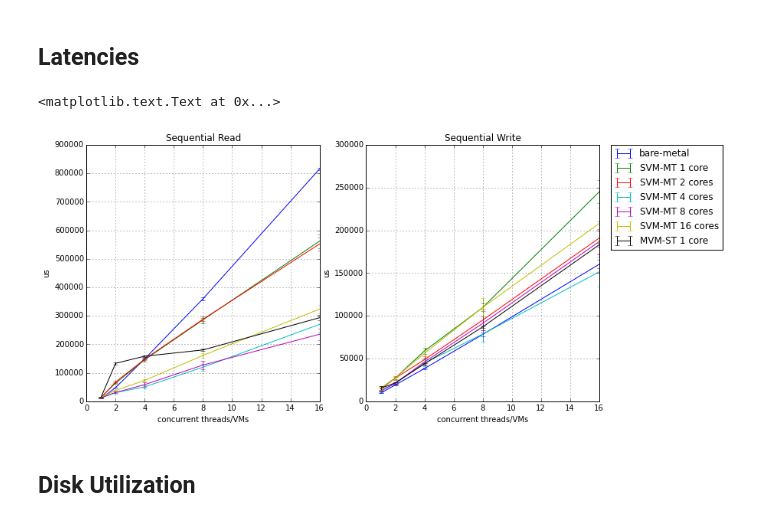
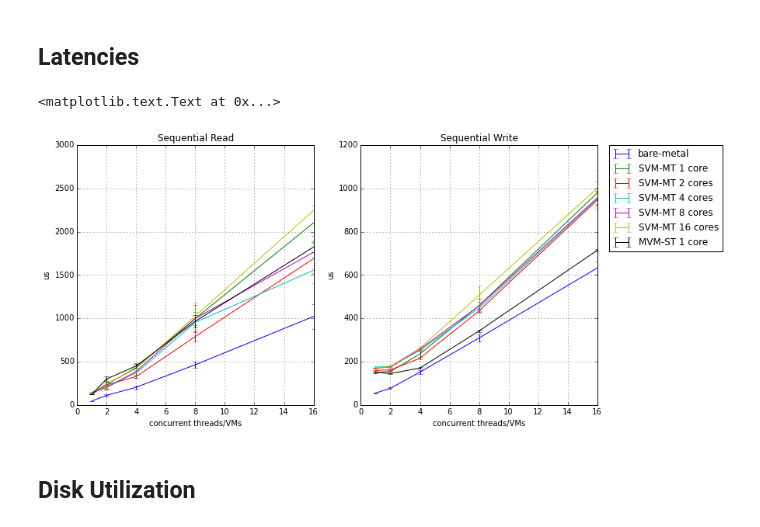
Before and after one commit to hasonhai/io_measurements, a Jupyter notebook: notebook/Bf12_deadline_sync_20062015.ipynb, the cells around one changed output. Cells and saved outputs as stored; diff of their text form; code cells hidden in the pictures.

```diff
--- a/notebook/Bf12_deadline_sync_20062015.ipynb
+++ b/notebook/Bf12_deadline_sync_20062015.ipynb
@@ -1527,7 +1531,7 @@ pylab.ylabel('IO_rqt/s')
 # %% [markdown]
 ## Latencies
 # %%
-dtresult = pd.read_csv('data/lat16p4gbf12cache_deadline_v2.csv', delimiter=' ', header=None)
+dtresult = pd.read_csv('data/lat16p4gbf12cache_deadline_sync.csv', delimiter=' ', header=None)
 dtdata = dtresult[range(1,17)]
 dtindex = dtresult[0]
 dtdata.index = dtindex.str.replace('T[0-2][0-9]', '',case=False)
@@ -1579,34 +1583,34 @@ plt.errorbar(x_axis, latsrbf, cilatsrbf)
 plt.errorbar(x_axis, latsrsvm1c, cilatsrsvm1c)
 plt.errorbar(x_axis, latsrsvm2c, cilatsrsvm2c)
 plt.errorbar(x_axis, latsrsvm4c, cilatsrsvm4c)
 plt.errorbar(x_axis, latsrsvm8c, cilatsrsvm8c)
 plt.errorbar(x_axis, latsrsvm16c, cilatsrsvm16c)
 plt.errorbar(x_axis, latsrmvm, cilatsrmvm)
 #plt.axis([0.9, 16.1, 0, 28000])
 plt.grid(True)
 plt.title('Sequential Read')
 pylab.xlabel('concurrent threads/VMs')
 pylab.ylabel('us')
 
 plt.subplot(122)
 plt.errorbar(x_axis, latswbf, cilatswbf, label = 'bare-metal')
 plt.errorbar(x_axis, latswsvm1c, cilatswsvm1c, label = 'SVM-MT 1 core')
 plt.errorbar(x_axis, latswsvm2c, cilatswsvm2c, label = 'SVM-MT 2 cores')
 plt.errorbar(x_axis, latswsvm4c, cilatswsvm4c, label = 'SVM-MT 4 cores')
 plt.errorbar(x_axis, latswsvm8c, cilatswsvm8c, label = 'SVM-MT 8 cores')
 plt.errorbar(x_axis, latswsvm16c, cilatswsvm16c, label = 'SVM-MT 16 cores')
 plt.errorbar(x_axis, latswmvm, cilatswmvm, label = 'MVM-ST 1 core')
 #plt.axis([0.9, 16.1, 0, 28000])
 plt.grid(True)
 plt.title('Sequential Write')
 plt.legend(bbox_to_anchor=(1.05, 1), loc=2, borderaxespad=0.)
 pylab.xlabel('concurrent threads/VMs')
 pylab.ylabel('us')
 
 #plt.savefig('throughput16procs.pdf')
 # %% [output]
 <matplotlib.text.Text at 0x...>
-[figure, old version]
+[figure, new version]
 # %% [markdown]
 ## Disk Utilization
 # %% [markdown]
```
Also changed, not shown: parts of 1 cell of this notebook, 36 other files.
